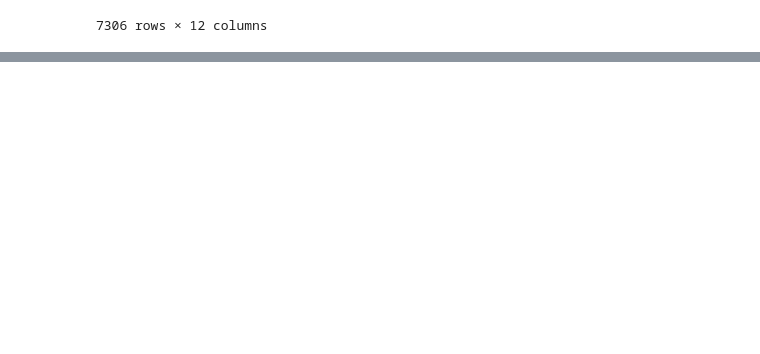
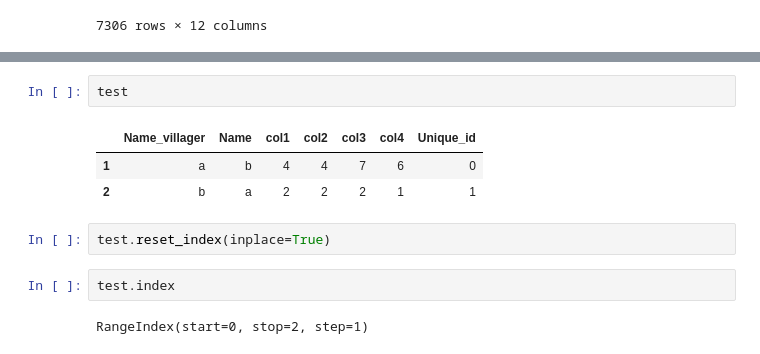
Before and after one commit to XiaoyunGong/MSiA423-Analytics-Value-Chain-project, a Jupyter notebook: notebooks/develop/modeling.ipynb, the cells around one changed output, grey strips where cells are left out. Drawn from its saved outputs; the diff is of its cells as text; blank space fills up the shorter version.

Commit message:
editted almost everyfile due to testing and added test

```diff
--- a/notebooks/develop/modeling.ipynb
+++ b/notebooks/develop/modeling.ipynb
@@ -310,0 +365,12 @@ joined
+# %%
+test
+# %% [output]
+|  | Name_villager | Name | col1 | col2 | col3 | col4 | Unique_id |
+| 1 | a | b | 4 | 4 | 7 | 6 | 0 |
+| 2 | b | a | 2 | 2 | 2 | 1 | 1 |
+# %%
+test.reset_index(inplace=True)
+# %%
+test.index
+# %% [output]
+RangeIndex(start=0, stop=2, step=1)
```
Also changed, not shown: parts of 6 cells of this notebook, 13 other files.
